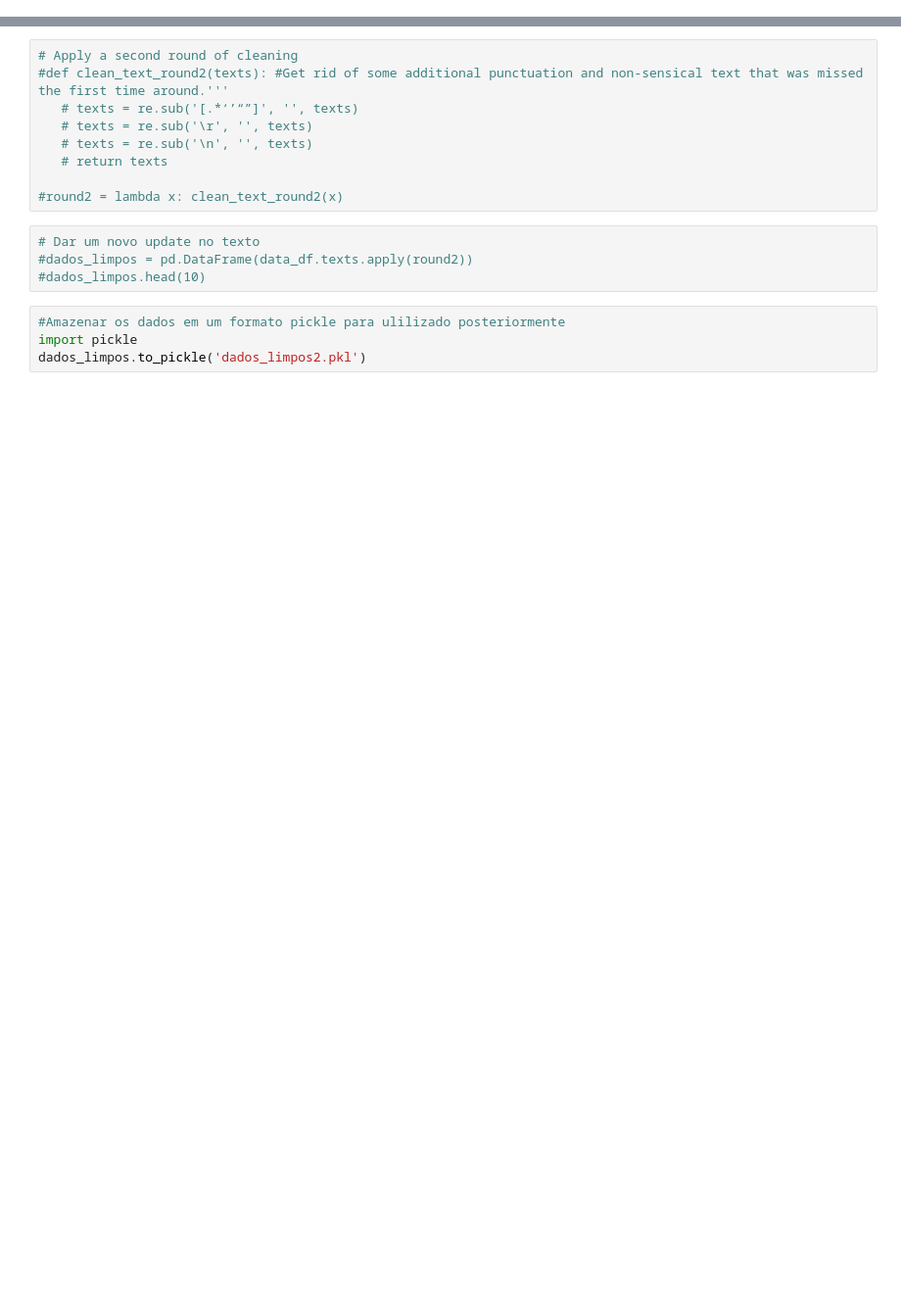
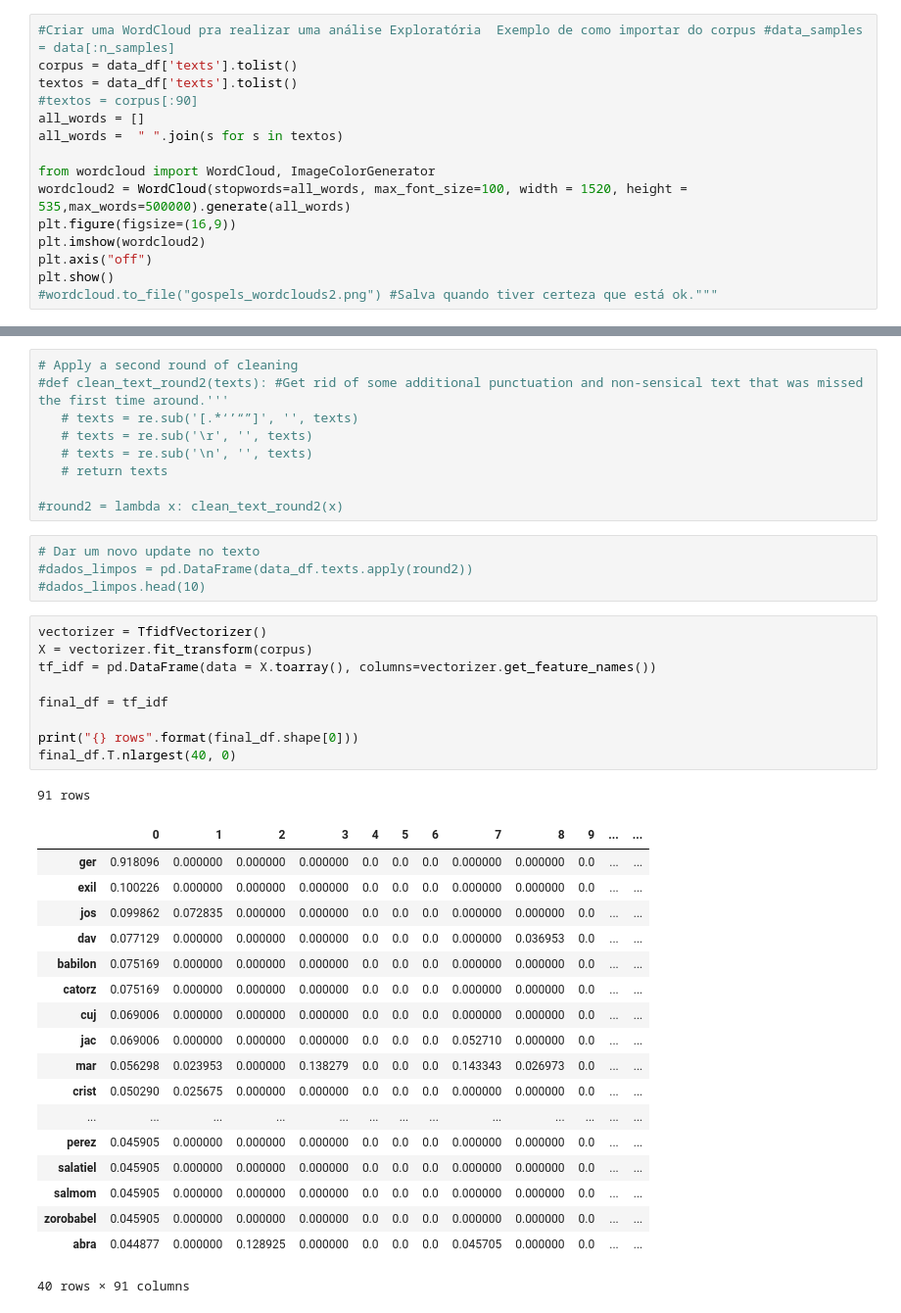
Before and after one commit to klemeragm/lda_academic_work, a Jupyter notebook: teste_nltk_mineirando_dados.ipynb, the cells around one changed output, grey strips where cells are left out. Shown at 98% size. Drawn from its saved outputs; the diff is of its cells as text; blank space fills up the shorter version.

```diff
--- a/teste_nltk_mineirando_dados.ipynb
+++ b/teste_nltk_mineirando_dados.ipynb
@@ -131,0 +334,15 @@ dados_limpos.head(10)
+# %%
+#Criar uma WordCloud pra realizar uma análise Exploratória  Exemplo de como importar do corpus #data_samples = data[:n_samples]
+corpus = data_df['texts'].tolist()
+textos = data_df['texts'].tolist()
+#textos = corpus[:90]
+all_words = []
+all_words =  " ".join(s for s in textos)
+
+from wordcloud import WordCloud, ImageColorGenerator
+wordcloud2 = WordCloud(stopwords=all_words, max_font_size=100, width = 1520, height = 535,max_words=500000).generate(all_words)
+plt.figure(figsize=(16,9))
+plt.imshow(wordcloud2)
+plt.axis("off")
+plt.show()
+#wordcloud.to_file("gospels_wordclouds2.png") #Salva quando tiver certeza que está ok."""
@@ -142,7 +372,32 @@ dados_limpos.head(10)
 # Dar um novo update no texto
 #dados_limpos = pd.DataFrame(data_df.texts.apply(round2))
 #dados_limpos.head(10)
-# %%
-#Amazenar os dados em um formato pickle para ulilizado posteriormente
-import pickle
-dados_limpos.to_pickle('dados_limpos2.pkl')
+# %%
+vectorizer = TfidfVectorizer()
+X = vectorizer.fit_transform(corpus)
+tf_idf = pd.DataFrame(data = X.toarray(), columns=vectorizer.get_feature_names())
+
+final_df = tf_idf
+
+print("{} rows".format(final_df.shape[0]))
+final_df.T.nlargest(40, 0)
+# %% [output]
+91 rows
+|  | 0 | 1 | 2 | 3 | 4 | 5 | 6 | 7 | 8 | 9 | ... | ... |
+| ger | 0.918096 | 0.000000 | 0.000000 | 0.000000 | 0.0 | 0.0 | 0.0 | 0.000000 | 0.000000 | 0.0 | ... | ... |
+| exil | 0.100226 | 0.000000 | 0.000000 | 0.000000 | 0.0 | 0.0 | 0.0 | 0.000000 | 0.000000 | 0.0 | ... | ... |
+| jos | 0.099862 | 0.072835 | 0.000000 | 0.000000 | 0.0 | 0.0 | 0.0 | 0.000000 | 0.000000 | 0.0 | ... | ... |
+| dav | 0.077129 | 0.000000 | 0.000000 | 0.000000 | 0.0 | 0.0 | 0.0 | 0.000000 | 0.036953 | 0.0 | ... | ... |
+| babilon | 0.075169 | 0.000000 | 0.000000 | 0.000000 | 0.0 | 0.0 | 0.0 | 0.000000 | 0.000000 | 0.0 | ... | ... |
+| catorz | 0.075169 | 0.000000 | 0.000000 | 0.000000 | 0.0 | 0.0 | 0.0 | 0.000000 | 0.000000 | 0.0 | ... | ... |
+| cuj | 0.069006 | 0.000000 | 0.000000 | 0.000000 | 0.0 | 0.0 | 0.0 | 0.000000 | 0.000000 | 0.0 | ... | ... |
+| jac | 0.069006 | 0.000000 | 0.000000 | 0.000000 | 0.0 | 0.0 | 0.0 | 0.052710 | 0.000000 | 0.0 | ... | ... |
+| mar | 0.056298 | 0.023953 | 0.000000 | 0.138279 | 0.0 | 0.0 | 0.0 | 0.143343 | 0.026973 | 0.0 | ... | ... |
+| crist | 0.050290 | 0.025675 | 0.000000 | 0.000000 | 0.0 | 0.0 | 0.0 | 0.000000 | 0.000000 | 0.0 | ... | ... |
+| ... | ... | ... | ... | ... | ... | ... | ... | ... | ... | ... | ... | ... |
+| perez | 0.045905 | 0.000000 | 0.000000 | 0.000000 | 0.0 | 0.0 | 0.0 | 0.000000 | 0.000000 | 0.0 | ... | ... |
+| salatiel | 0.045905 | 0.000000 | 0.000000 | 0.000000 | 0.0 | 0.0 | 0.0 | 0.000000 | 0.000000 | 0.0 | ... | ... |
+| salmom | 0.045905 | 0.000000 | 0.000000 | 0.000000 | 0.0 | 0.0 | 0.0 | 0.000000 | 0.000000 | 0.0 | ... | ... |
+| zorobabel | 0.045905 | 0.000000 | 0.000000 | 0.000000 | 0.0 | 0.0 | 0.0 | 0.000000 | 0.000000 | 0.0 | ... | ... |
+| abra | 0.044877 | 0.000000 | 0.128925 | 0.000000 | 0.0 | 0.0 | 0.0 | 0.045705 | 0.000000 | 0.0 | ... | ... |
+40 rows × 91 columns
```
Also changed, not shown: parts of 35 cells of this notebook, 13 other files.
